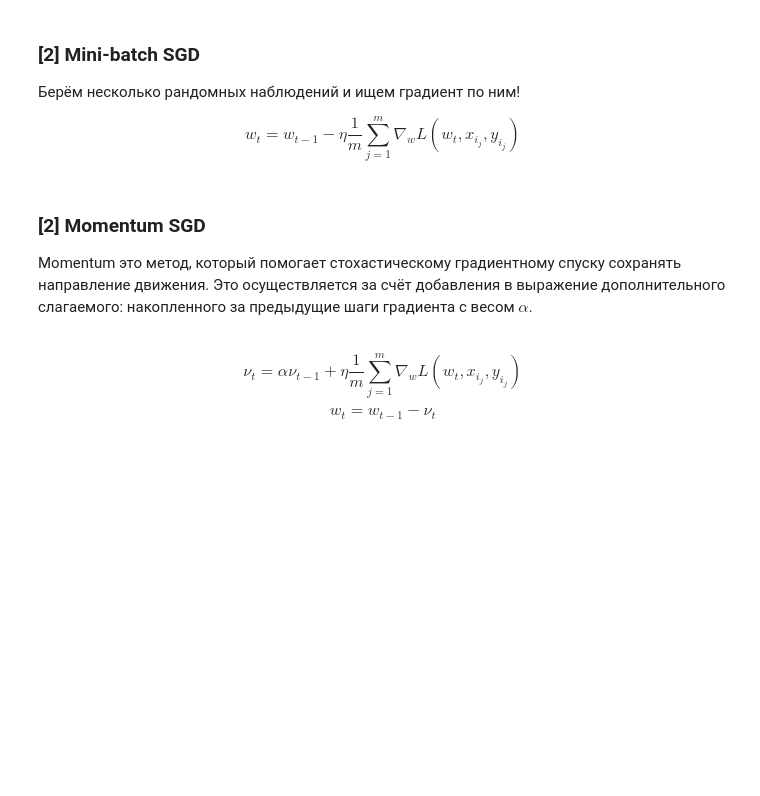
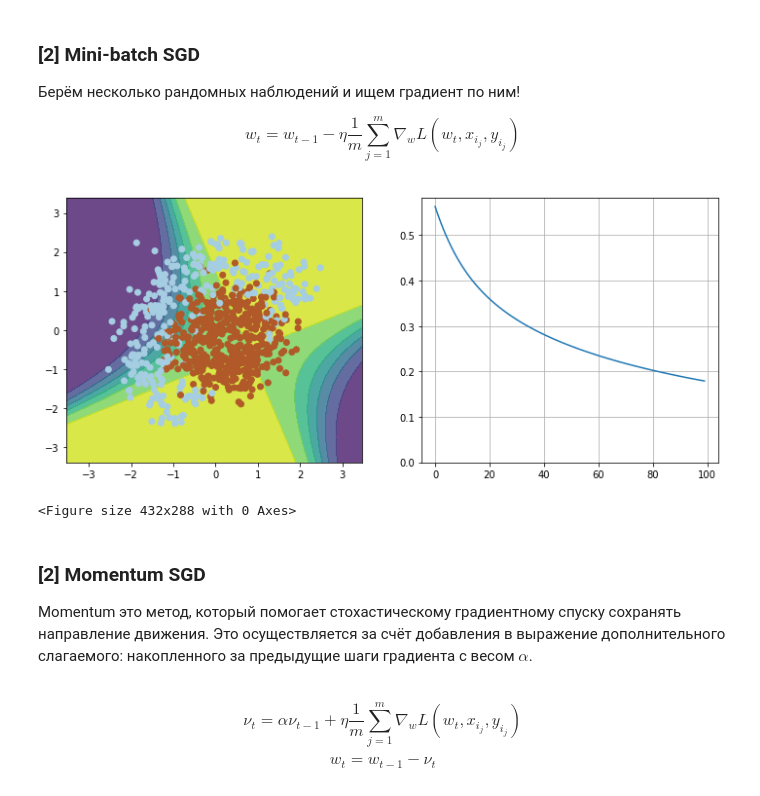
Before and after one commit to care1e55/neural_nets_dpo, a Jupyter notebook: technical_2020/week02/HW2_gradient.ipynb, the cells around one changed output. Saved outputs shown, nothing was run; the diff lists cells and outputs as text; code cells hidden in the pictures; blank space fills up the shorter version.

Commit message:
add HW2_grad

```diff
--- a/technical_2020/week02/HW2_gradient.ipynb
+++ b/technical_2020/week02/HW2_gradient.ipynb
@@ -56,5 +72,4 @@ def probability(X, w):
     :param w: вектор весов [6]
     :returns: вектор вероятностей
     """
-
-    # ваш код здесь
+    return 1/(1+np.exp(-X.dot(w)))
@@ -68,8 +90,7 @@ def compute_loss(X, y, w):
     Принимает на вход матрицу весов, вектор ответов и вектор весов.
     Выдаёт на выход значение функции потерь, расчитанное по формуле выше.
     """
-
-    # ваш код здесь
+    return (np.mean(-y * np.log(probability(X,w)) - (1 - y) * np.log(1 - probability(X,w))))
 # %% [markdown]
 Мы будем обучать модель методом градиентного спуска. Для этого нам придётся вычислить градиент функции потерь, представленной выше. Возьмите листочек, ручку и в бой!
 
@@ -81,5 +102,4 @@ def compute_grad(X, y, w):
     """
     Нахоит значение градиента.
     """
-
-    # ваш код здесь
+    return (X.T.dot((probability(X,w)-y)))/len(y)
@@ -125,23 +151,43 @@ visualize(X, y, dummy_weights, [0.5, 0.5, 0.25])
 Берём несколько рандомных наблюдений и ищем градиент по ним!
 
 $$ w_t = w_{t-1} - \eta \dfrac{1}{m} \sum_{j=1}^m \nabla_w L(w_t, x_{i_j}, y_{i_j}) $$
+# %%
+def batch_generator(X, y, batch_size):
+    np.random.seed(42)
+    perm = np.random.permutation(len(X))
+    X = X[perm]
+    y = y[perm]
+    for i in range(0, X.shape[0], batch_size):
+        rem = X.shape[0] % batch_size
+
+        X_batch, y_batch = X[i:i+batch_size], y[i:i+batch_size]
+        if X.shape[0]-i < batch_size:
+            # print(rem)
+            X_batch, y_batch = X[i:i+rem], y[i:i+rem]
+        yield X_batch, y_batch
 # %%
 np.random.seed(42)
 w = np.array([0, 0, 0, 0, 0, 1])
 
 eta= 0.1
 
 n_iter = 100
 batch_size = 4
 loss = np.zeros(n_iter)
 plt.figure(figsize=(12, 5))
 
 for i in range(n_iter):
-
-    # Ваш код здесь
+    eX = expand(X)
+    g = batch_generator(eX, y, batch_size)
+    X_batch, y_batch = next(g)
+    loss[i] = compute_loss(X_batch, y_batch, w)
+    w = w - eta*compute_grad(X_batch, y_batch, w)
 
 visualize(X, y, w, loss)
 plt.clf()
+# %% [output]
+[figure, added]
+<Figure size 432x288 with 0 Axes>
 # %% [markdown]
 ### [2] Momentum SGD
 
```
Also changed, not shown: parts of 9 cells of this notebook.
